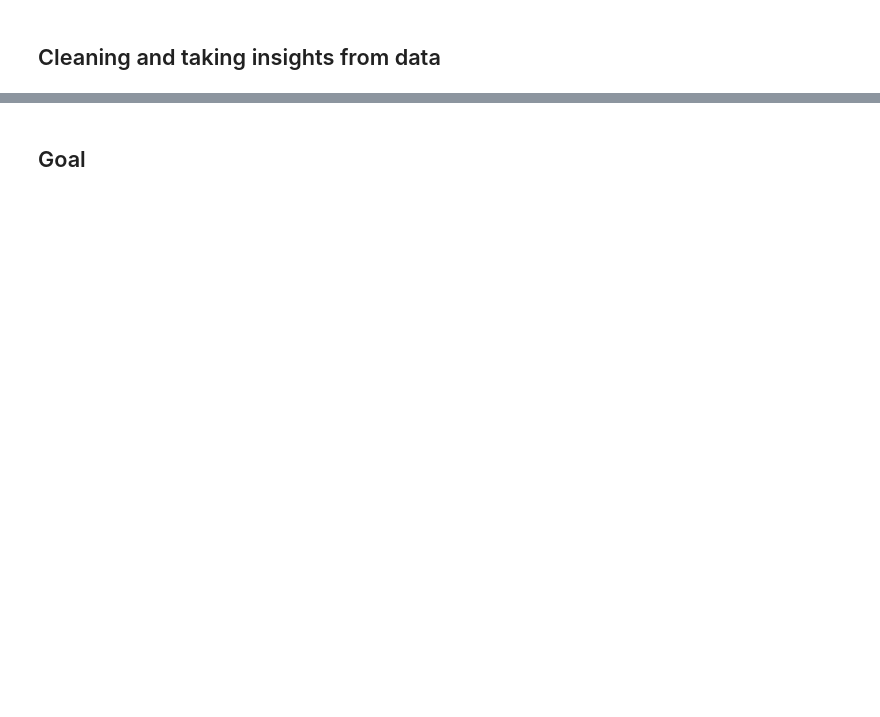
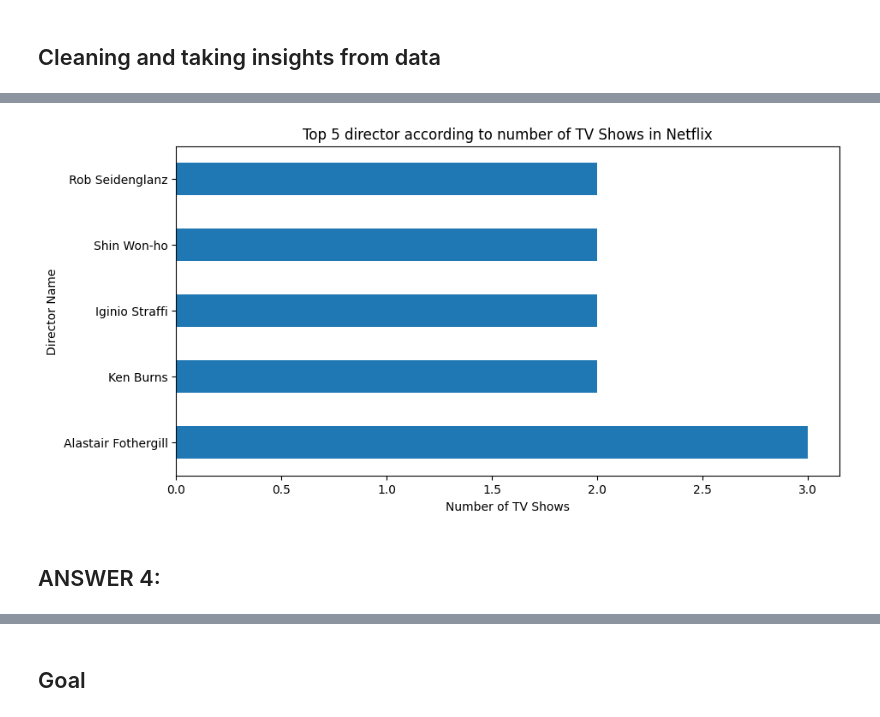
Before and after one commit to Udit8158/Data_Science_Learning, a Jupyter notebook: Projects/01_netflix_show_eda/netflix_eda_take02.ipynb, the cells around one changed output, grey strips where cells are left out. Cells and saved outputs as stored; diff of their text form; code cells hidden in the pictures; blank space fills up the shorter version.

```diff
--- a/Projects/01_netflix_show_eda/netflix_eda_take02.ipynb
+++ b/Projects/01_netflix_show_eda/netflix_eda_take02.ipynb
@@ -202,0 +211,7 @@ dct.plot(kind='bar', title='Top 5 Countries in TV Shows of Netflix', xlabel='Cou
+# %%
+ddt.plot(kind='barh', title='Top 5 director according to number of TV Shows in Netflix', xlabel='Number of TV Shows',
+        ylabel='Director Name', figsize=(10,5));
+# %% [output]
+[figure, added]
+# %% [markdown]
+## ANSWER 4:
```
Also changed, not shown: parts of 63 cells of this notebook.
